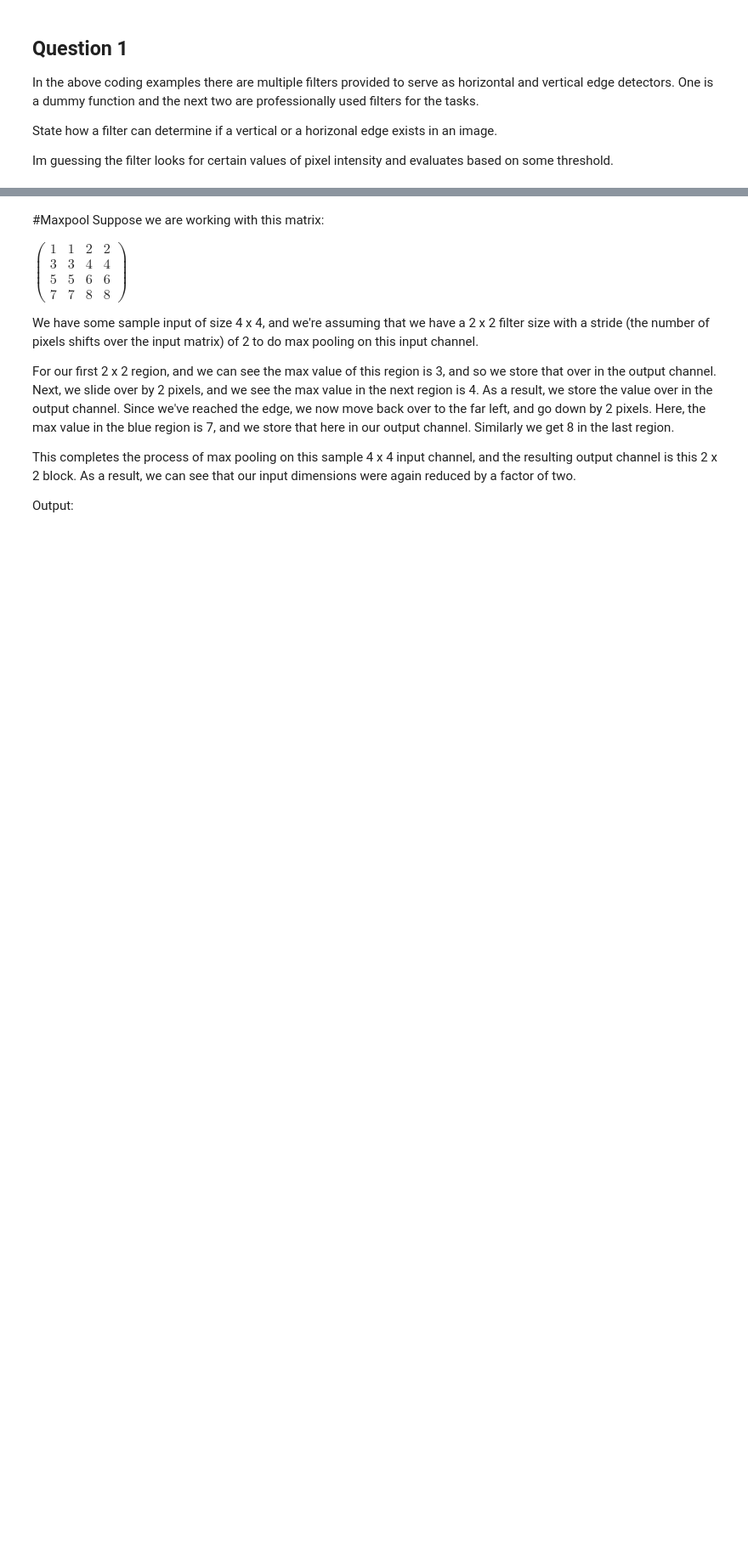
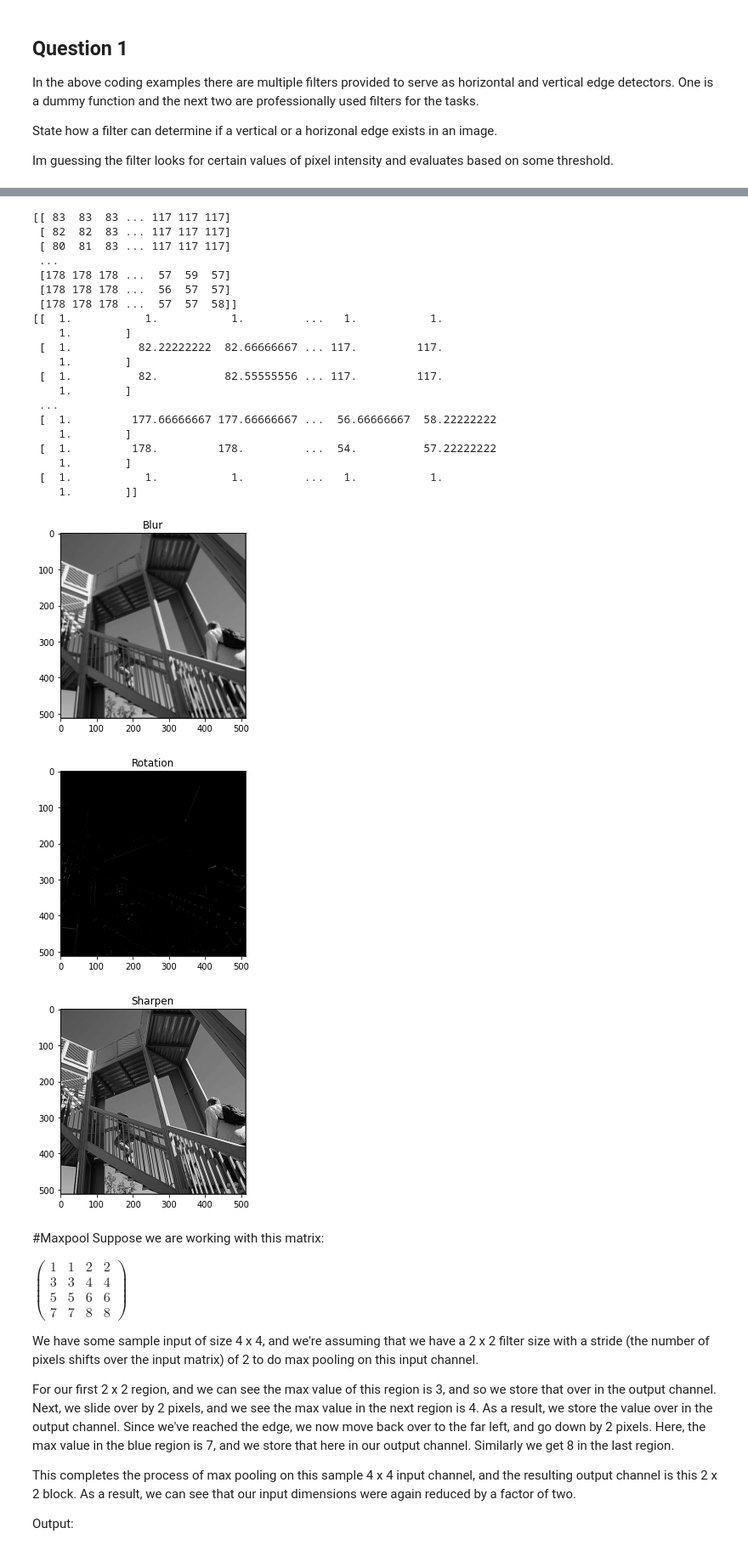
Before and after one commit to donyewakefield/FutureMakers2022, a Jupyter notebook: Copy_of_Day_6_Introduction_to_CNNs_DW.ipynb, the cells around one changed output, grey strips where cells are left out. Shown at 85% size. Drawn from its saved outputs; the diff is of its cells as text; code cells hidden in the pictures; blank space fills up the shorter version.

```diff
--- a/Copy_of_Day_6_Introduction_to_CNNs_DW.ipynb
+++ b/Copy_of_Day_6_Introduction_to_CNNs_DW.ipynb
@@ -199,7 +199,7 @@ And if they can be used, which ones are of use?
 # %%
 import math
 # %%
-""" Enter your code for Question 2 here """
+
 #Filters
 
 # Change corner detection filter values here
@@ -216,11 +216,23 @@ print(img_corner)
 plt.imshow(img_corner)
 plt.title('Corner')
 plt.show()
-"""
+"""""
 
 # Change blur filter values here
 
 ## use the same kernel / convolution / plotting code as above - make sure you change the variable names accordingly
+
+kernel_blur = (1/9) * np.array([[1,1,1],
+                                [1,1,1],
+                                [1,1,1]])
+print(img)
+img_blur = convolute(img, size_x, size_y, kernel_blur)
+plt.gray()
+plt.grid(False)
+print(img_blur)
+plt.imshow(img_blur)
+plt.title('Blur')
+plt.show()
 
 # Change shift filter values here
 
@@ -241,41 +253,63 @@ plt.gray()
 plt.grid(False)
 print(img_shift)
 plt.imshow(img_shift)
 plt.title('Shift')
 plt.show()
 """
 
 # Change rotation filter values here
 
 ## use the same kernel / convolution / plotting code as above - make sure you change the variable names accordingly
-"""
+
 kernel_rotation = np.array([[math.cos(60),-math.sin(60),0],
                             [math.sin(60),math.cos(60),0],
                             [0,0,1]])
 img_rotation = convolute(img, size_x, size_y, kernel_rotation)
 
 plt.gray()
 plt.grid(False)
 plt.imshow(img_rotation)
 plt.title('Rotation')
 plt.show()
-"""
+
 
 # Change sharpen filter values here
+## use the same kernel / convolution / plotting code as above - make sure you change the variable names accordingly
 
-## use the same kernel / convolution / plotting code as above - make sure you change the variable names accordingly
-"""
-kernel_sharpen = np.array([[0,0,0],
-                        [0,0,0],
-                        [0,0,0]])
+kernel_sharpen = np.array([[0,-1,0],
+                        [-1,5,-1],
+                        [0,-1,0]])
 img_sharpen = convolute(img, size_x, size_y, kernel_sharpen)
 
 plt.gray()
 plt.grid(False)
 plt.imshow(img_sharpen)
 plt.title('Sharpen')
 plt.show()
-"""
+# %% [output]
+[[ 83  83  83 ... 117 117 117]
+ [ 82  82  83 ... 117 117 117]
+ [ 80  81  83 ... 117 117 117]
+ ...
+ [178 178 178 ...  57  59  57]
+ [178 178 178 ...  56  57  57]
+ [178 178 178 ...  57  57  58]]
+[[  1.           1.           1.         ...   1.           1.
+    1.        ]
+ [  1.          82.22222222  82.66666667 ... 117.         117.
+    1.        ]
+ [  1.          82.          82.55555556 ... 117.         117.
+    1.        ]
+ ...
+ [  1.         177.66666667 177.66666667 ...  56.66666667  58.22222222
+    1.        ]
+ [  1.         178.         178.         ...  54.          57.22222222
+    1.        ]
+ [  1.           1.           1.         ...   1.           1.
+    1.        ]]
+[figure, added]
+[figure, added]
+[figure, added]
 # %% [markdown]
 #Maxpool
 Suppose we are working with this matrix:
```
Also changed, not shown: parts of 19 cells of this notebook.
